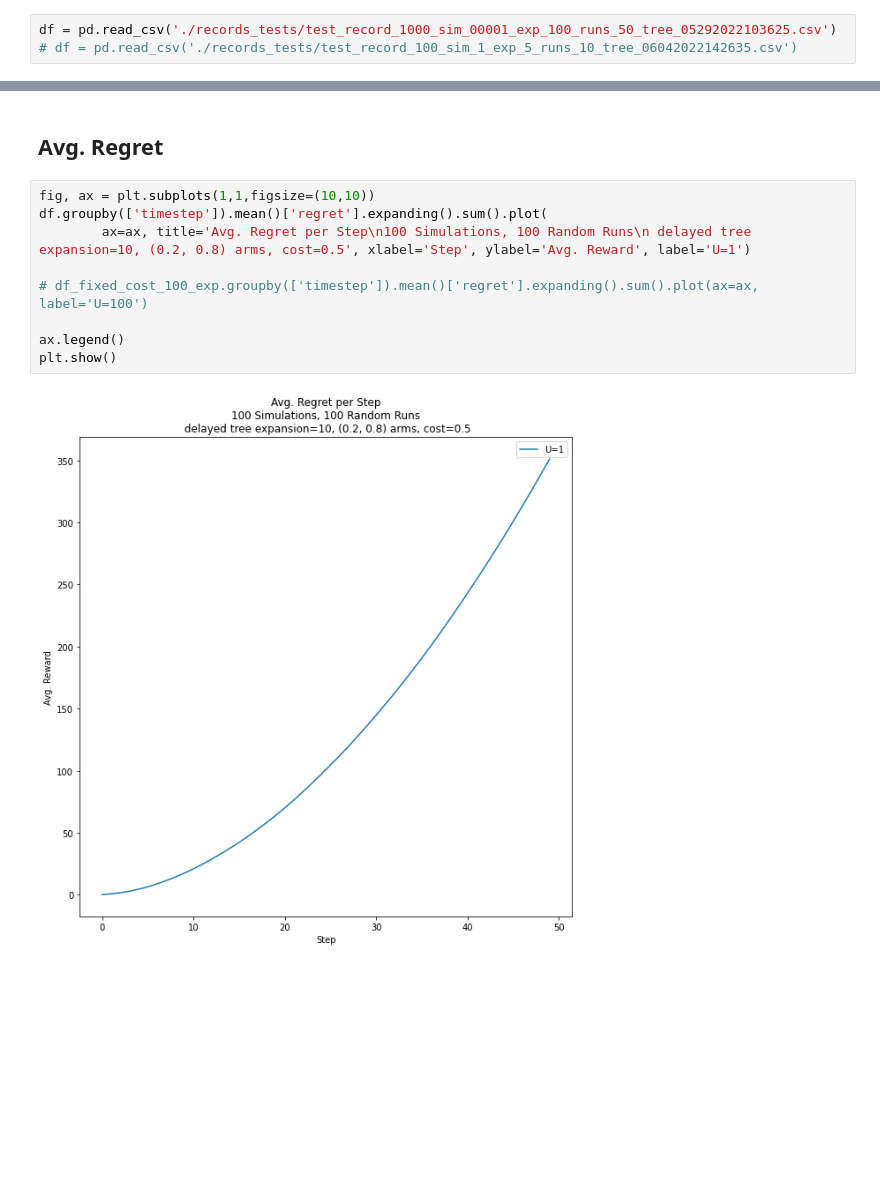
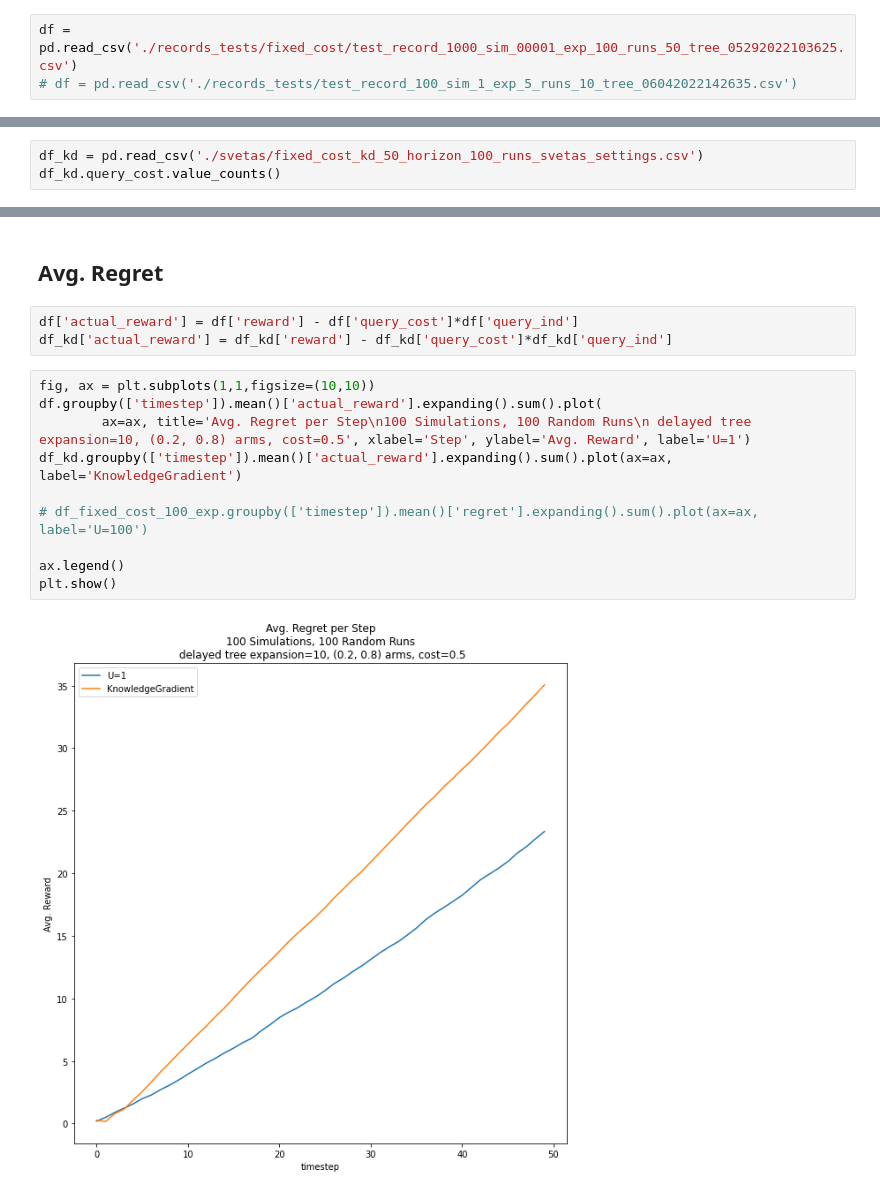
Before and after one commit to dvirla/ARLBayesMCTS, a Jupyter notebook: fixed_query_analysis.ipynb, the cells around one changed output, grey strips where cells are left out. Drawn from its saved outputs; the diff is of its cells as text; blank space fills up the shorter version.

```diff
--- a/fixed_query_analysis.ipynb
+++ b/fixed_query_analysis.ipynb
@@ -18,6 +18,6 @@ random.seed(42)
 arm_dist_title = 'Arms Distribution={0.2, 0.8}'
 cost = "1, in_factor=2, dec_factor=0.5"
 # %%
-df = pd.read_csv('./records_tests/test_record_1000_sim_00001_exp_100_runs_50_tree_05292022103625.csv')
+df = pd.read_csv('./records_tests/fixed_cost/test_record_1000_sim_00001_exp_100_runs_50_tree_05292022103625.csv')
 # df = pd.read_csv('./records_tests/test_record_100_sim_1_exp_5_runs_10_tree_06042022142635.csv')
 # %%
@@ -26,3 +26,6 @@ with open('records_tests/test_record_1000_sim_00001_exp_100_runs_50_tree_0529202
 d
 # %% [output]
 Namespace(learning_rate=1.0, discount_factor=0.95, base_query_cost=0.5, exploration_const=0.0001, max_simulations=1000, horizon=50, arms_thetas=(0.2, 0.8), runs=100, delayed_tree_expansion=50, increas ...
+# %%
+df_kd = pd.read_csv('./svetas/fixed_cost_kd_50_horizon_100_runs_svetas_settings.csv')
+df_kd.query_cost.value_counts()
@@ -57,13 +78,17 @@ plt.show()
 # %% [markdown]
 ## Avg. Regret
+# %%
+df['actual_reward'] = df['reward'] - df['query_cost']*df['query_ind']
+df_kd['actual_reward'] = df_kd['reward'] - df_kd['query_cost']*df_kd['query_ind']
 # %%
 fig, ax = plt.subplots(1,1,figsize=(10,10))
-df.groupby(['timestep']).mean()['regret'].expanding().sum().plot(
+df.groupby(['timestep']).mean()['actual_reward'].expanding().sum().plot(
         ax=ax, title='Avg. Regret per Step\n100 Simulations, 100 Random Runs\n delayed tree expansion=10, (0.2, 0.8) arms, cost=0.5', xlabel='Step', ylabel='Avg. Reward', label='U=1')
+df_kd.groupby(['timestep']).mean()['actual_reward'].expanding().sum().plot(ax=ax, label='KnowledgeGradient')
 
 # df_fixed_cost_100_exp.groupby(['timestep']).mean()['regret'].expanding().sum().plot(ax=ax, label='U=100')
 
 ax.legend()
 plt.show()
 # %% [output]
-[figure, old version]
+[figure, new version]
```
Also changed, not shown: parts of 6 cells of this notebook, 6 other files.
